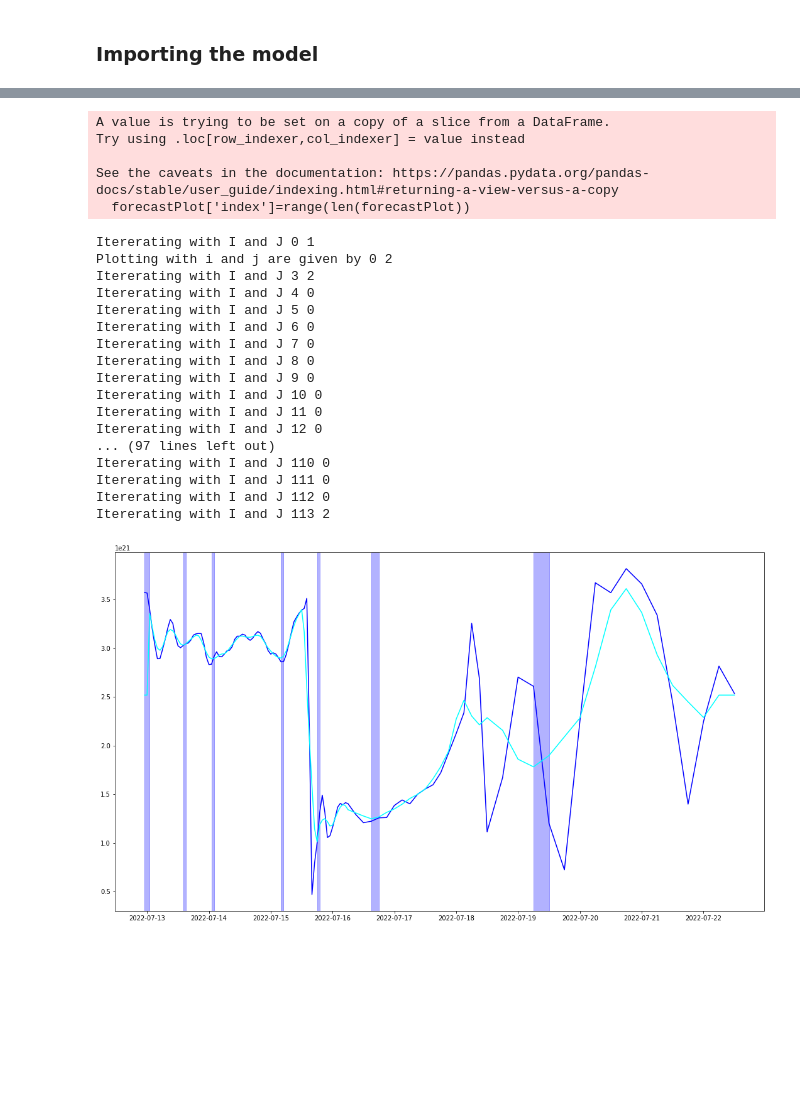
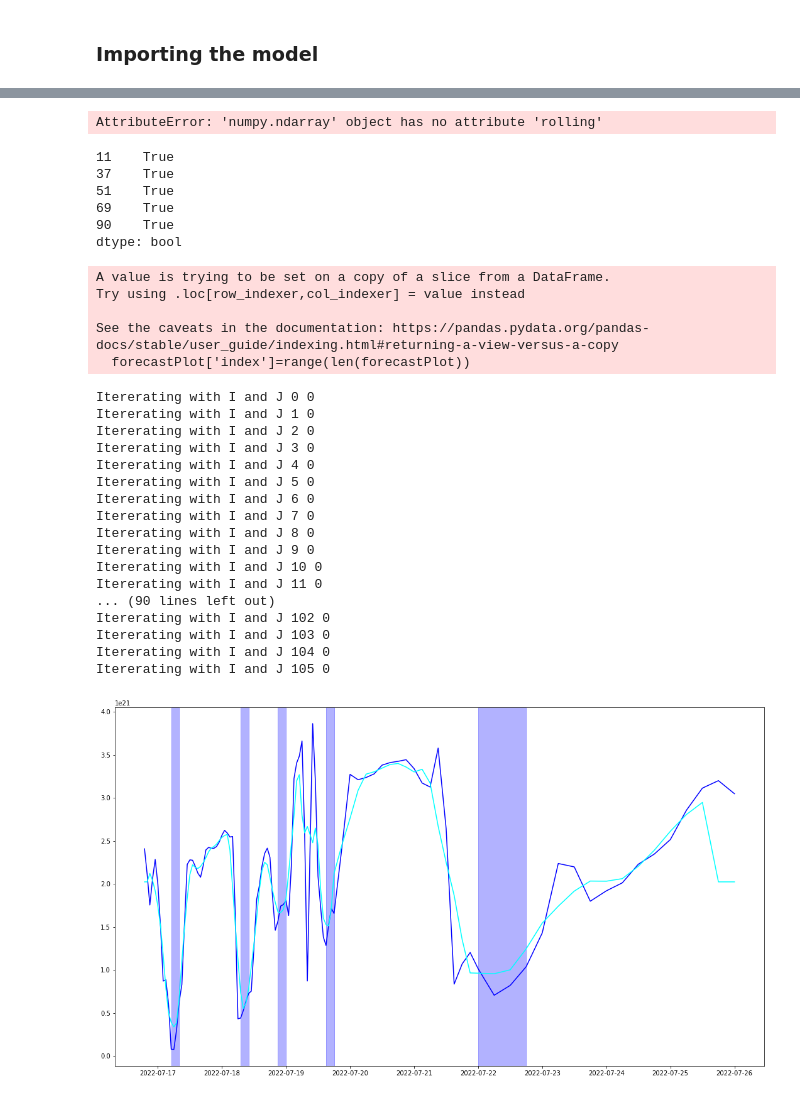
Before and after one commit to kevinTheQuigley/chargeTimeAnalytics, a Jupyter notebook: predictionTraining.ipynb, the cells around one changed output, grey strips where cells are left out. Drawn from its saved outputs; the diff is of its cells as text; code cells hidden in the pictures; blank space fills up the shorter version.

```diff
--- a/predictionTraining.ipynb
+++ b/predictionTraining.ipynb
@@ -29,6 +11,7 @@ forecast
 # %%
-forecast = pd.read_csv('forecastData/PPForecast.csv')
-forecast=forecast.drop(['windGust'],1)
+forecastRaw = pd.read_csv('forecastData/PPForecast.csv')
+forecast=forecastRaw.drop(['windGust'],1)
 forecast= forecast.dropna()
 forecast.columns=['date','dub_temp','dub_wddir','dub_wdsp','dub_hum','dub_press']
 forecast=forecast._convert(numeric=True)
+rawTemp=forecast['dub_temp']
@@ -225,0 +194,4 @@ dtype: bool
+# %%
+forecastPred.rolling(window=6)
+# %% [output]
+AttributeError: 'numpy.ndarray' object has no attribute 'rolling'
@@ -226,3 +208,15 @@ dtype: bool
+# %%
+highlights=(rollMin== forecastRoll)
+highlights[0]=False
+#highlights[1]=False
+highlights[highlights]
+# %% [output]
+11    True
+37    True
+51    True
+69    True
+90    True
+dtype: bool
 # %%
 import matplotlib.pyplot as plt
 from matplotlib.pyplot import figure
@@ -234,56 +228,64 @@ forecastPlot.set_index('index')
 
 forecastPlot= forecastPlot.reindex()
 
+
+forecastPlot['predictedGeneration'] = forecastPred
+
 fig, ax = plt.subplots(figsize=(4, 4))
 
 plt.plot(forecastPlot['date'],forecastPred,color = 'blue')
 plt.plot(forecastPlot['date'],forecastRoll,color = 'cyan')
-
+forcastLen=len(forecastPlot['date'])
 # highlight a time range
 
 #ax.axvspan(forecastPlot['date'][0],forecastPlot['date'][2], color="blue", alpha=0.3)
 i=0
-while i < len(forecastPlot['date']):
+j=0
+while i < forcastLen:
     print("Itererating with I and J",i,j)
     j = 0
 
-    while ((i+j) < len(forecastPlot['date'])) and ( highlights[i]):
-        if highlights[i+j]:
+    while ((i+j) <= forcastLen) and ( highlights[i]):
+        if (i+j != forcastLen) and (highlights[i+j]):
             j=j+1
+        elif(i+j != forcastLen):
+            print("Plotting with i and j are given by",i,j,"And the date-time being",forecastPlot['date'][i])
+            ax.axvspan(forecastPlot['date'][i-1],forecastPlot['date'][j+i+1], color="blue", alpha=0.3)
+            i = i+j
         else:
-            print("Plotting with i and j are given by",i,j)
-            ax.axvspan(forecastPlot['date'][i],forecastPlot['date'][j+i], color="blue", alpha=0.3)
+            print("Plotting with i and j are given by",i,j,"And the date-time being",forecastPlot['date'][i])
+            ax.axvspan(forecastPlot['date'][i-1],forecastPlot['date'][i], color="blue", alpha=0.3)
             i = i+j
     i=i+1
 
-
-
+forecastPlot['rawTemp']=rawTemp
+forecastPlot.to_csv(path_or_buf='./dashboard/chargeTimeDashboard/forecastPlot.csv',index=False)
 
 
 fig = plt.gcf()
 fig.set_size_inches(18.5, 10.5)
-fig.savefig('test2png.png', dpi=100)
+fig.savefig('forecast.png', dpi=100)
 # %% [output]
 A value is trying to be set on a copy of a slice from a DataFrame.
 Try using .loc[row_indexer,col_indexer] = value instead
 
 See the caveats in the documentation: https://pandas.pydata.org/pandas-docs/stable/user_guide/indexing.html#returning-a-view-versus-a-copy
   forecastPlot['index']=range(len(forecastPlot))
-Itererating with I and J 0 1
-Plotting with i and j are given by 0 2
-Itererating with I and J 3 2
+Itererating with I and J 0 0
+Itererating with I and J 1 0
+Itererating with I and J 2 0
+Itererating with I and J 3 0
 Itererating with I and J 4 0
 Itererating with I and J 5 0
 Itererating with I and J 6 0
 Itererating with I and J 7 0
 Itererating with I and J 8 0
 Itererating with I and J 9 0
 Itererating with I and J 10 0
 Itererating with I and J 11 0
-Itererating with I and J 12 0
-... (97 lines left out)
-Itererating with I and J 110 0
-Itererating with I and J 111 0
-Itererating with I and J 112 0
-Itererating with I and J 113 2
+... (90 lines left out)
+Itererating with I and J 102 0
+Itererating with I and J 103 0
+Itererating with I and J 104 0
+Itererating with I and J 105 0
-[figure, old version]
+[figure, new version]
```
Also changed, not shown: parts of 26 cells of this notebook, 9 other files.
